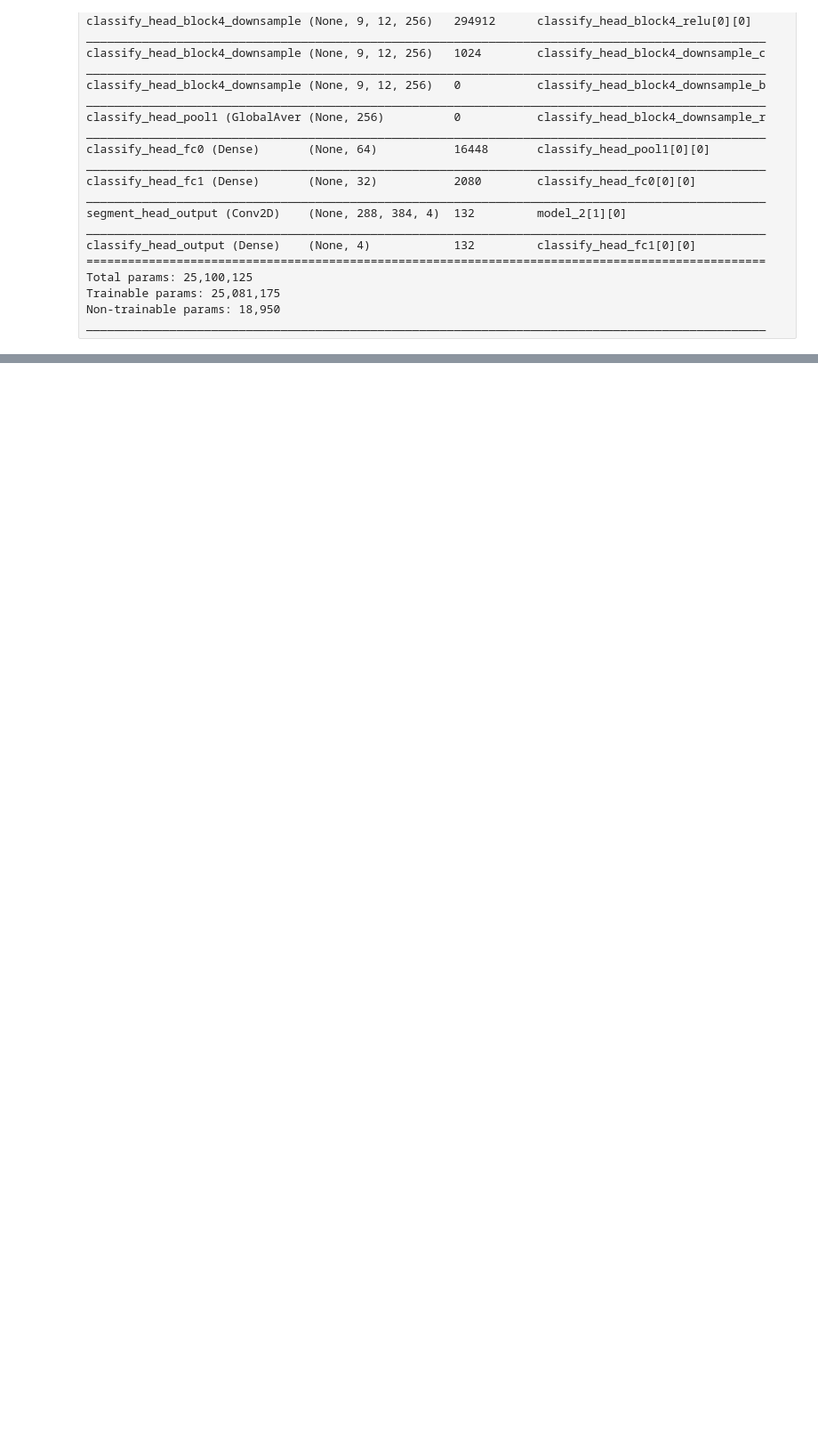
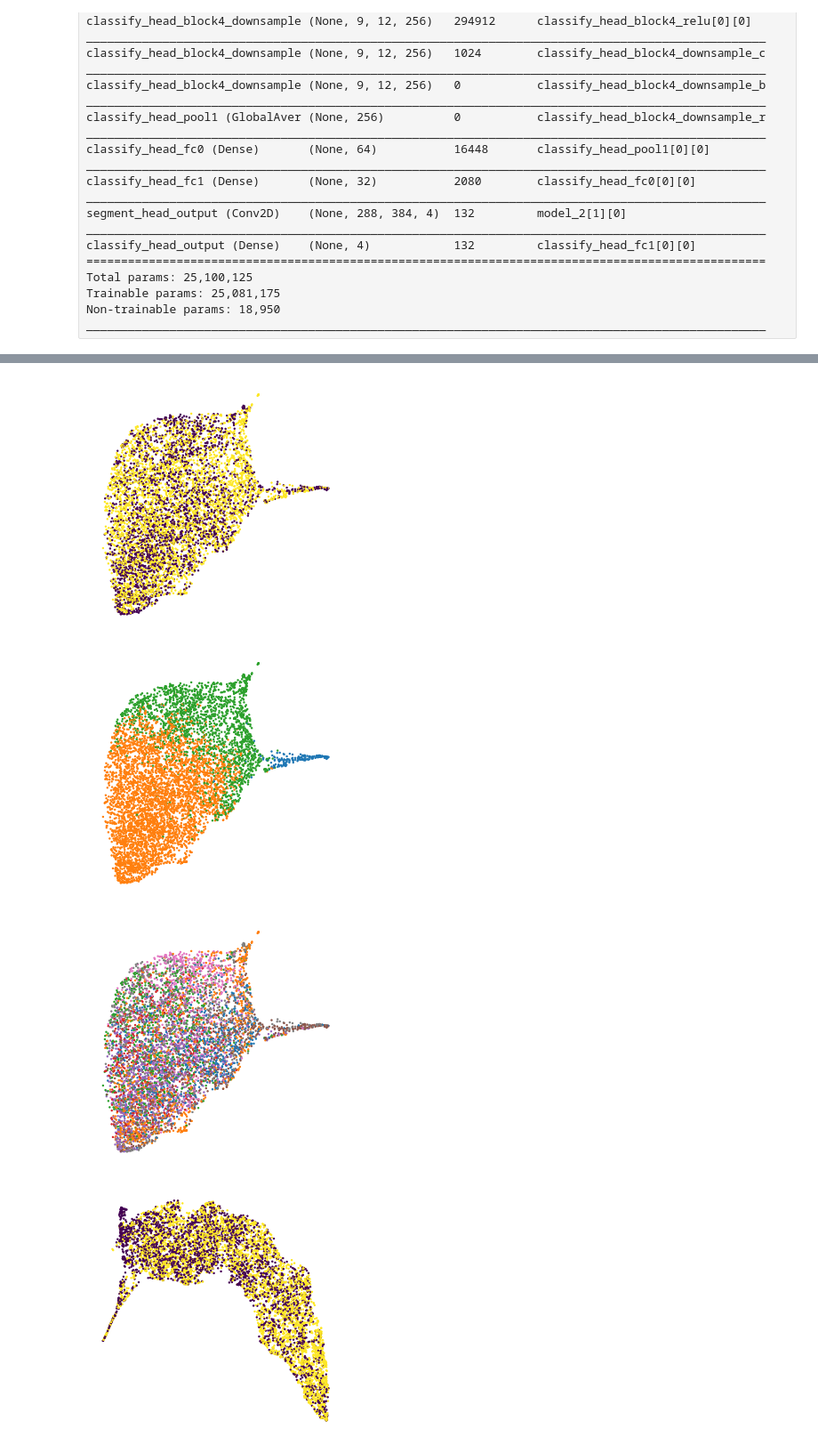
Before and after one commit to miaecle/DiffPred, a Jupyter notebook: Embeddings.ipynb, the cells around one changed output, grey strips where cells are left out. Shown at 89% size. Drawn from its saved outputs; the diff is of its cells as text; code cells hidden in the pictures; blank space fills up the shorter version.

```diff
--- a/Embeddings.ipynb
+++ b/Embeddings.ipynb
@@ -29,11 +37,10 @@ for data_dir, save_dir in data_dirs.items():
                        model,
                        save_dir,
                        layer_names=[
-#                            'classify_head_pool1',
-#                            'classify_head_fc0',
-#                            'classify_head_fc1',
-                           'classify_head_block3_relu',
-#                            'classify_head_block4_relu',
+                           'classify_head_pool1',
+                           'classify_head_fc0',
+                           'classify_head_fc1',
+                           'classify_head_block4_relu',
                        ],
                        input_transform=input_transform,
                        input_filter=input_filter)
@@ -219,0 +278,61 @@ for _d in np.arange(1, 13):
+# %%
+for target_day in [1, 3, 5, 7, 9, 12]:
+    embeddings = []
+    days = []
+    labels = []
+    line_names = []
+    for data_dir in data_dirs:
+        line_name = get_identifier(data_dir)[0].split('_')[1]
+        all_embeddings = pickle.load(open(os.path.join(data_dir, 'ex-test-pred-to-18', 'embs.pkl'), 'rb'))
+        print("Processing line %s" % line_name)
+        label_dict = dict(label_df[line_name])
+
+        all_names = all_embeddings['pred_names']
+        all_days = [int(get_identifier(n)[2]) for n in all_names]
+        all_wells = [get_identifier(n)[-2:] for n in all_names]
+        all_labels = [label_dict[w] if w in label_dict else np.nan for w in all_wells]
+
+        valid_inds = [i for i, d in enumerate(all_days) if d == target_day]
+        embeddings.extend([all_embeddings['embedding-classify_head_block4_relu'][i] for i in valid_inds])
+        days.extend([all_days[i] for i in valid_inds])
+        labels.extend([all_labels[i] for i in valid_inds])
+        line_names.extend([line_name] * len(valid_inds))
+
+    embeddings = np.stack(embeddings).reshape((len(embeddings), -1))
+    pca = PCA(20)
+    _emb = pca.fit_transform(embeddings)
+
+
+    um = umap.UMAP(n_neighbors=10)
+    _um = um.fit_transform(_emb[:, :20])
+    _km = AgglomerativeClustering(n_clusters=3)
+    _km.fit(_emb[:, :20])
+
+    km_label_mapping = {i: np.nanmean(np.array(labels)[np.where(_km.labels_ == i)]) for i in range(3)}
+    km_color_ordering = sorted(km_label_mapping.keys(), key=lambda x: km_label_mapping[x])
+
+    line_color_mapping = {line_name: i for i, line_name in enumerate(sorted(set(line_names)))}
+
+    colors_label = np.array([matplotlib.cm.viridis(l) for l in labels])
+    colors_cluster = np.array([matplotlib.cm.tab10(km_color_ordering.index(l)) for l in _km.labels_])
+    colors_line = np.array([matplotlib.cm.tab10(line_color_mapping[l]) for l in line_names])
+
+    # plot_inds = np.arange(len(labels))
+    plot_inds = [i for i, label in enumerate(labels) if label < 0.1 or label > 0.9]
+    np.random.shuffle(plot_inds)
+
+    plt.figure(figsize=(5, 5))
+    plt.scatter(_um[plot_inds][:, 0], _um[plot_inds][:, 1], color=colors_label[plot_inds], s=2)
+    plt.axis('off')
+    plt.savefig("figs/fig2-emb/day%d-label.pdf" % target_day)
+
+    plt.figure(figsize=(5, 5))
+    plt.scatter(_um[plot_inds][:, 0], _um[plot_inds][:, 1], color=colors_cluster[plot_inds], s=2)
+    plt.axis('off')
+    plt.savefig("figs/fig2-emb/day%d-km.pdf" % target_day)
+
+    plt.figure(figsize=(5, 5))
+    plt.scatter(_um[plot_inds][:, 0], _um[plot_inds][:, 1], color=colors_line[plot_inds], s=2)
+    plt.axis('off')
+    plt.savefig("figs/fig2-emb/day%d-line.pdf" % target_day)
+# %% [output]
@@ -219,0 +356,4 @@ for _d in np.arange(1, 13):
+[figure, added]
+[figure, added]
+[figure, added]
+[figure, added]
```
Also changed, not shown: parts of 12 cells of this notebook, 2 other files.
